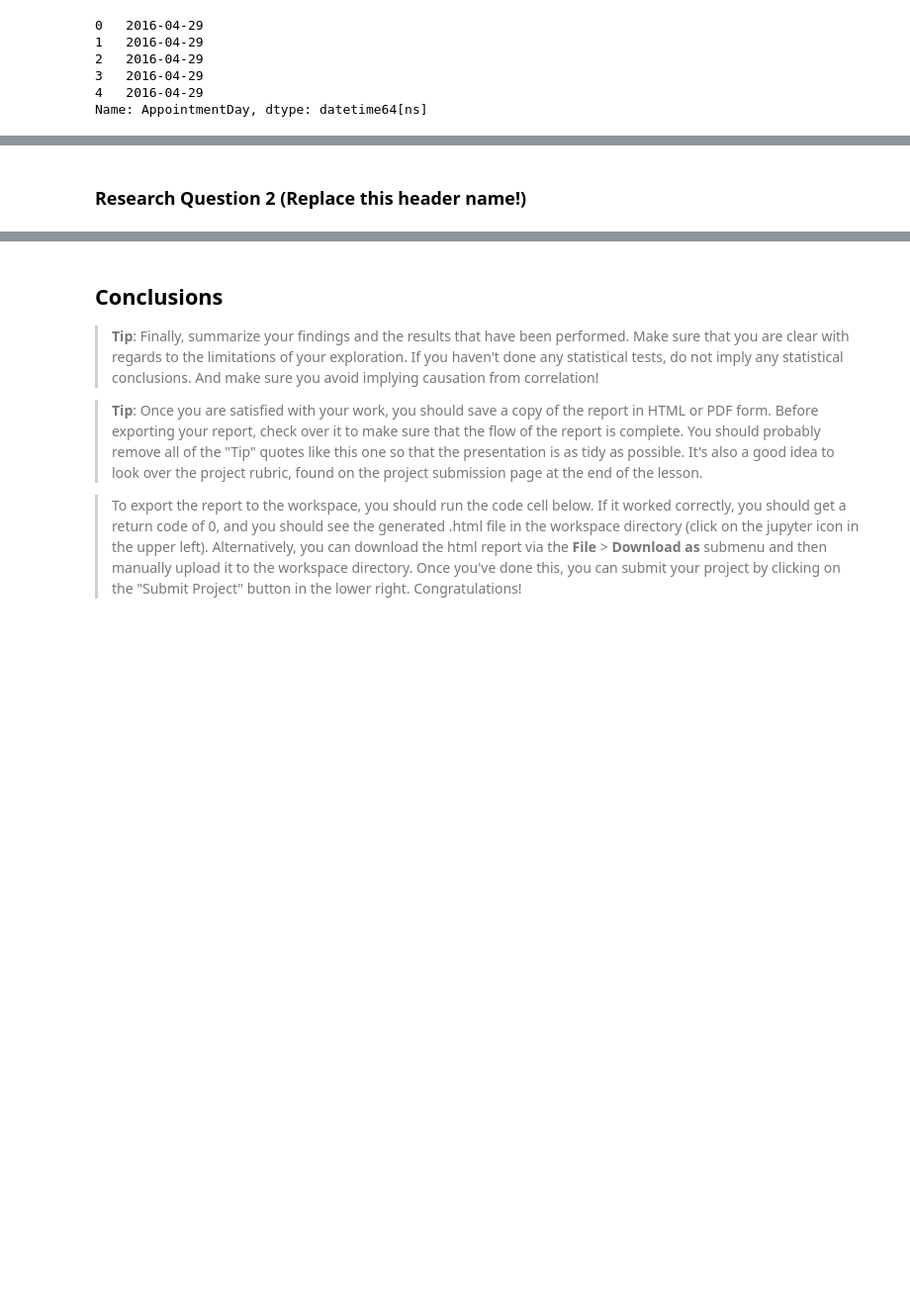
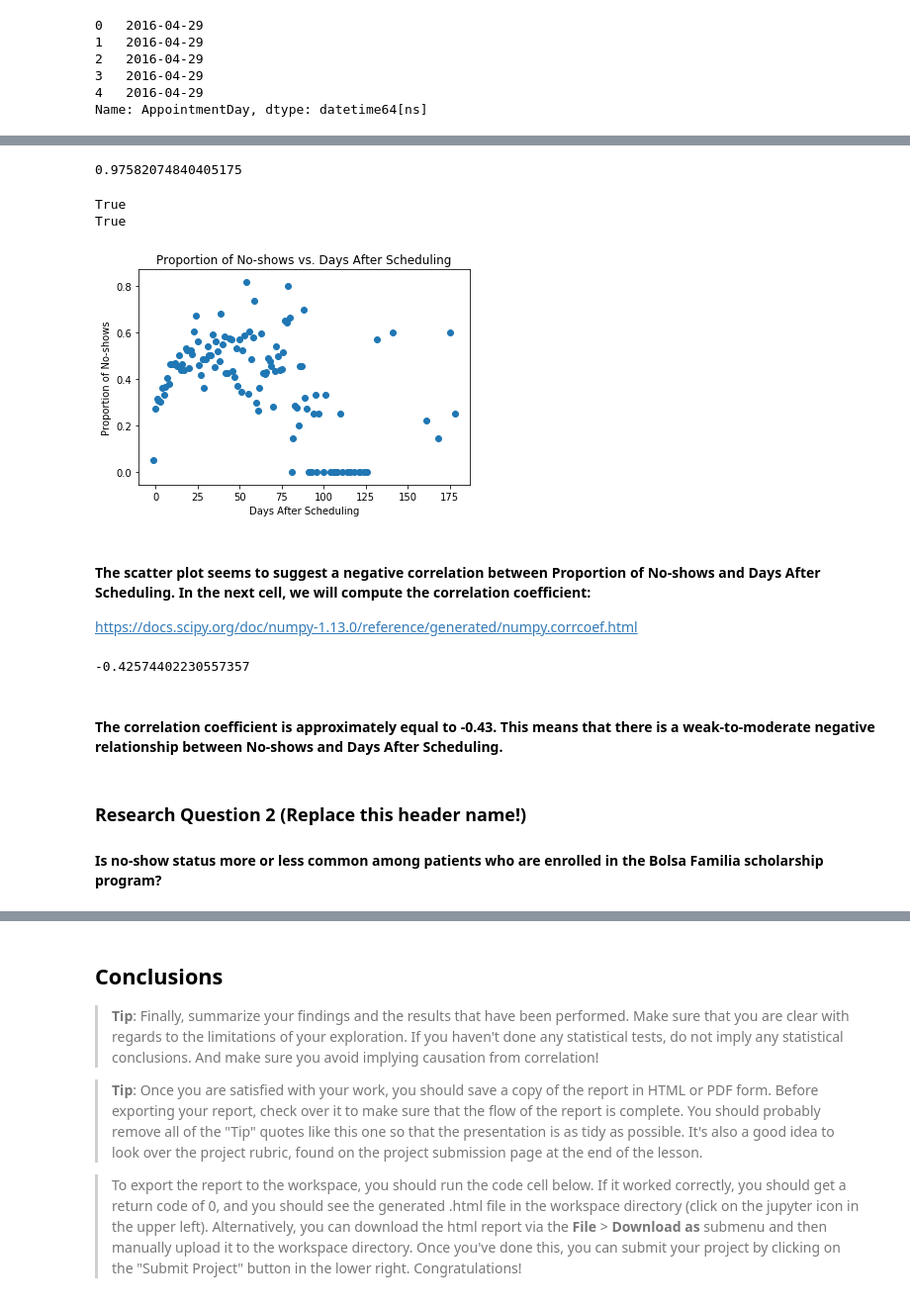
Before and after one commit to ejweisbrod/No-show-project, a Jupyter notebook: Investigate_a_Dataset.ipynb, the cells around one changed output, grey strips where cells are left out. Shown at 99% size. Drawn from its saved outputs; the diff is of its cells as text; code cells hidden in the pictures; blank space fills up the shorter version.

Commit message:
Add files via upload
Rough draft with tip cells in place

```diff
--- a/Investigate_a_Dataset.ipynb
+++ b/Investigate_a_Dataset.ipynb
@@ -187,2 +331,62 @@ Name: AppointmentDay, dtype: datetime64[ns]
+# %%
+#remove any outliers (any y-values greater than Q3 + 1.5 * IQR)
+#the third quartile is the same as the 75th percentile
+#the first quartile is the same as the 50th percentile
+
+q3 = np.percentile(y_values, 75)
+q1 = np.percentile(y_values, 25)
+iqr = q3 - q1
+
+#create a variable for the point at which outliers will be removed
+outlier_cutoff = q3 + (1.5 * iqr)
+
+
+outlier_cutoff
+# %% [output]
+0.97582074840405175
+# %%
+#create new lists for x and y values with all outliers removed
+new_y = []
+new_x = []
+
+#for each y-value, check whether the value exceeds the outlier cutoff
+#if it does not, append the value to the new list of y-values
+#append the corresponding x-value to the new list of x-values
+for index, value in enumerate(y_values):
+    if value <= outlier_cutoff:
+        new_y.append(value)
+        new_x.append(x_values[index])
+
+#verify that the new list of y-values does not contain any outliers
+print(max(new_y) < outlier_cutoff)
+
+#verify that there are an equal amount of x and y values
+print(len(new_y) == len(new_x))
+# %% [output]
+True
+True
+# %%
+#plot a scatterplot to visualize the relationship between
+#days after scheduling and proportion of no-shows
+plt.title("Proportion of No-shows vs. Days After Scheduling")
+plt.xlabel("Days After Scheduling")
+plt.ylabel("Proportion of No-shows")
+plt.scatter(new_x, new_y)
+plt.show()
+# %% [output]
+[figure, added]
+# %% [markdown]
+#### The scatter plot seems to suggest a negative correlation between Proportion of No-shows and Days After Scheduling. In the next cell, we will compute the correlation coefficient:
+
+https://docs.scipy.org/doc/numpy-1.13.0/reference/generated/numpy.corrcoef.html
+# %%
+#calculate the corellation coefficient
+np.corrcoef(new_x, new_y)[1,0]
+# %% [output]
+-0.42574402230557357
+# %% [markdown]
+#### The correlation coefficient is approximately equal to -0.43. This means that there is a weak-to-moderate negative relationship between No-shows and Days After Scheduling.
 # %% [markdown]
 ### Research Question 2  (Replace this header name!)
+
+#### Is no-show status more or less common among patients who are enrolled in the Bolsa Familia scholarship program?
```
Also changed, not shown: parts of 19 cells of this notebook.
